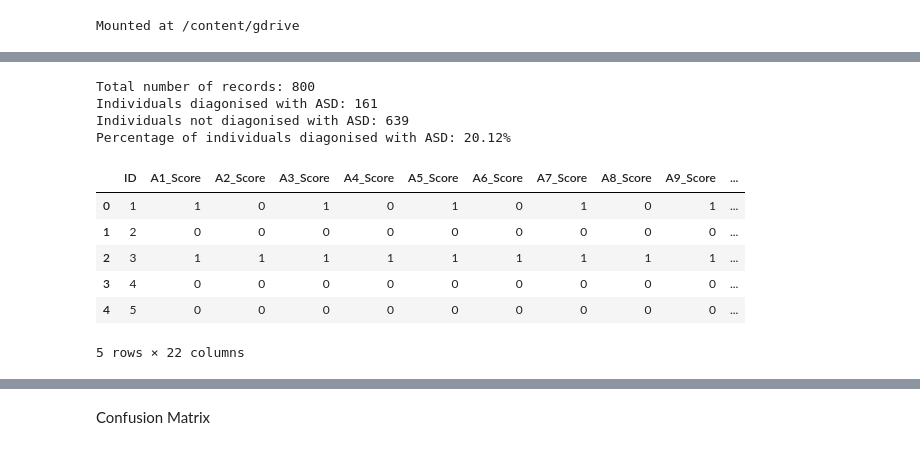
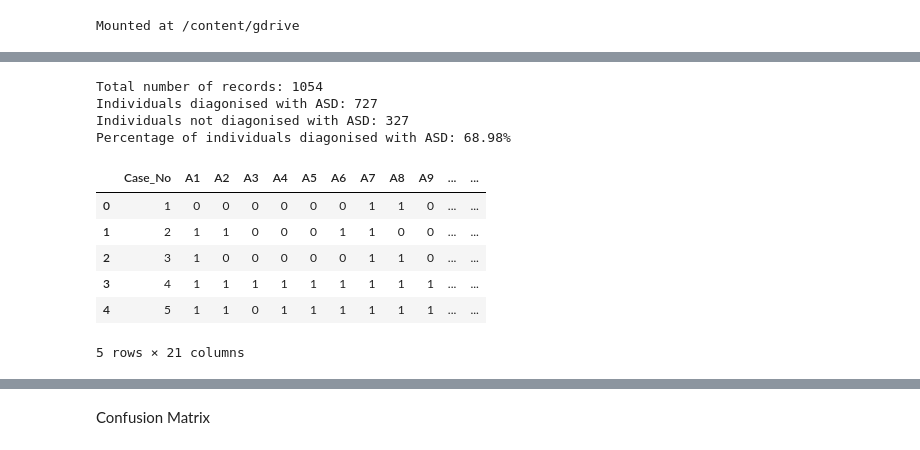
Before and after one commit to mariyakj/ASD, a Jupyter notebook: ASD.ipynb, the cells around one changed output, grey strips where cells are left out. Drawn from its saved outputs; the diff is of its cells as text; code cells hidden in the pictures.

```diff
--- a/ASD.ipynb
+++ b/ASD.ipynb
@@ -87,10 +87,10 @@ asd_data.describe()
 n_records = len(data.index)
 
 # TODO: Number of records where individual's with ASD
-n_asd_yes = len(data[data['Class/ASD'] == 1])
+n_asd_yes = len(data[data['Class/ASD Traits '] == 1])
 
 # TODO: Number of records where individual's with no ASD
-n_asd_no = len(data[data['Class/ASD'] == 0])
+n_asd_no = len(data[data['Class/ASD Traits '] == 0])
 
 # TODO: Percentage of individuals whose are with ASD
 yes_percent = float(n_asd_yes) / n_records *100
@@ -101,21 +101,21 @@ print ("Individuals diagonised with ASD: {}".format(n_asd_yes))
 print ("Individuals not diagonised with ASD: {}".format(n_asd_no))
 print ("Percentage of individuals diagonised with ASD: {:.2f}%".format(yes_percent))
 # %% [output]
-Total number of records: 800
-Individuals diagonised with ASD: 161
-Individuals not diagonised with ASD: 639
-Percentage of individuals diagonised with ASD: 20.12%
+Total number of records: 1054
+Individuals diagonised with ASD: 727
+Individuals not diagonised with ASD: 327
+Percentage of individuals diagonised with ASD: 68.98%
 # %%
-asd_data = pd.read_csv('/content/gdrive/MyDrive/train.csv', na_values=['?'])
+asd_data = pd.read_csv('/content/gdrive/MyDrive/Toddler Autism dataset July 2018 new.csv - Toddler Autism dataset July 2018.csv', na_values=['?'])
 asd_data.head(n=5)
 # %% [output]
-|  | ID | A1_Score | A2_Score | A3_Score | A4_Score | A5_Score | A6_Score | A7_Score | A8_Score | A9_Score | ... |
-| 0 | 1 | 1 | 0 | 1 | 0 | 1 | 0 | 1 | 0 | 1 | ... |
-| 1 | 2 | 0 | 0 | 0 | 0 | 0 | 0 | 0 | 0 | 0 | ... |
-| 2 | 3 | 1 | 1 | 1 | 1 | 1 | 1 | 1 | 1 | 1 | ... |
-| 3 | 4 | 0 | 0 | 0 | 0 | 0 | 0 | 0 | 0 | 0 | ... |
-| 4 | 5 | 0 | 0 | 0 | 0 | 0 | 0 | 0 | 0 | 0 | ... |
+|  | Case_No | A1 | A2 | A3 | A4 | A5 | A6 | A7 | A8 | A9 | ... | ... |
+| 0 | 1 | 0 | 0 | 0 | 0 | 0 | 0 | 1 | 1 | 0 | ... | ... |
+| 1 | 2 | 1 | 1 | 0 | 0 | 0 | 1 | 1 | 0 | 0 | ... | ... |
+| 2 | 3 | 1 | 0 | 0 | 0 | 0 | 0 | 1 | 1 | 0 | ... | ... |
+| 3 | 4 | 1 | 1 | 1 | 1 | 1 | 1 | 1 | 1 | 1 | ... | ... |
+| 4 | 5 | 1 | 1 | 0 | 1 | 1 | 1 | 1 | 1 | 1 | ... | ... |
-5 rows × 22 columns
+5 rows × 21 columns
 # %%
 asd_data.describe()
 # %% [output]
```
Also changed, not shown: parts of 38 cells of this notebook.
